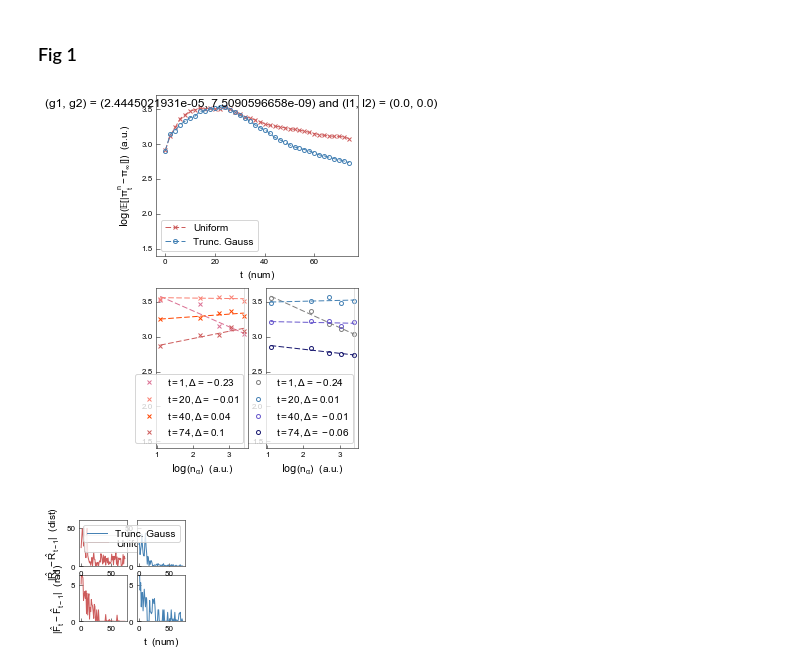
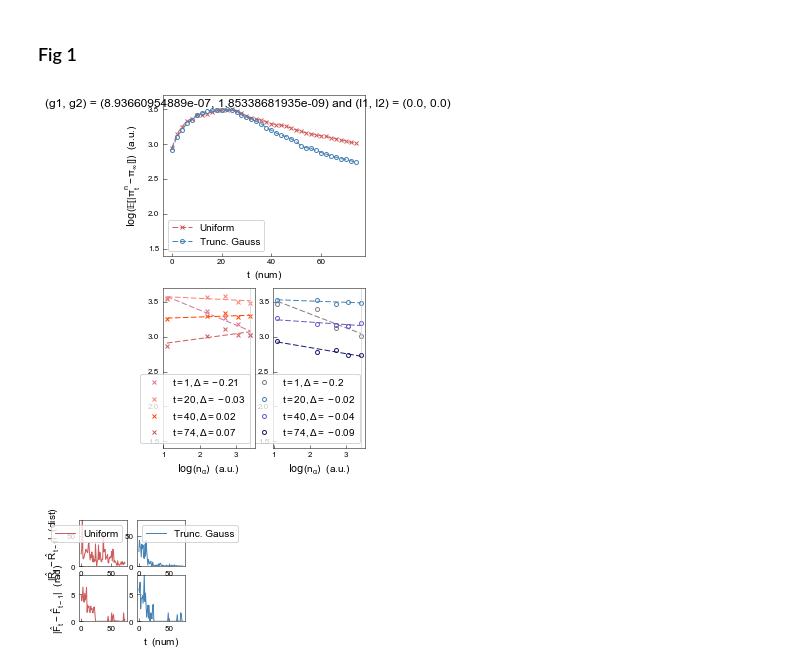
Before and after one commit to qcl-sydney/nmqa, a Jupyter notebook: intrarun/QSLAM_Convergence_Analysis_v5_zero_lambda.ipynb, the cells around one changed output. Saved outputs shown, nothing was run; the diff lists cells and outputs as text; code cells hidden in the pictures.

```diff
--- a/intrarun/QSLAM_Convergence_Analysis_v5_zero_lambda.ipynb
+++ b/intrarun/QSLAM_Convergence_Analysis_v5_zero_lambda.ipynb
@@ -25,7 +25,7 @@ keys =  ['marginalised_weights', 'predictive_weights', 'alpha_labels', 'beta_lab
 #################################
 # ZERO LAMBDA (NOT OPTIMAL) CASE
 ##################################
-idx_1 = 0
+idx_1 = 16
 idx_2 = 0
 idx_prefix=1
 prefix = '_idx_prefix_'+str(idx_prefix)+'_'
@@ -161,7 +161,7 @@ ax_err.legend(loc=0)
 plt.savefig('fig_zerolambda_error_'+str(idx_prefix)+'.svg', format='svg', dpi=800)
 plt.show()
 # %% [output]
-[figure, old version]
+[figure, new version]
 # %%
 test_data_0 = np.load(path+datatype[0]+prefix+'rand_'+str(idx_1)+'_'+str(idx_2)+'_'+str(idx_pconfig_T)+'.npz')
 test_data_1 = np.load(path+datatype[1]+prefix+'rand_'+str(idx_1)+'_'+str(idx_2)+'_'+str(idx_pconfig_T)+'.npz')
@@ -170,35 +170,35 @@ rate_of_change_of_map_0 = test_data_0['rate_of_change_of_map'][np.random.randint
 rate_of_change_of_len_0 = test_data_0['rate_of_change_of_len'][np.random.randint(low=0, high=50)]
 rate_of_change_of_map_1 = test_data_1['rate_of_change_of_map'][np.random.randint(low=0, high=50)]
 rate_of_change_of_len_1 = test_data_1['rate_of_change_of_len'][np.random.randint(low=0, high=50)]
 
 fig = plt.figure(figsize=(cm2inch(4.5),cm2inch(4)))
 gslayout = gs(2,2, top = 0.99, bottom =0.1, left = 0.15, right = 0.98, wspace = 0.2, hspace = 0.2)
 
 ax3 = fig.add_subplot(gslayout[1, 0])
 ax3.set_ylabel(r"$ | \hat{F}_t - \hat{F}_{t-1}|$  (rad)")
 ax3.plot(np.sum(rate_of_change_of_map_0, axis=1)[1:], c='indianred',lw=1)
-ax3.set_ylim([0., np.pi*2])
+ax3.set_ylim([0., 8.5])
 
 
 ax1 = fig.add_subplot(gslayout[0, 0])
 ax1.set_ylabel(r"$ | \hat{R}_t - \hat{R}_{t-1}|$  (dist)")
 ax1.plot(np.sum(rate_of_change_of_len_0, axis=1)[1:], c='indianred', lw=1, label='Uniform')
-ax1.set_ylim([0.00, 60])
+ax1.set_ylim([0.00, 75])
 ax1.legend(loc=0)
 #plt.yscale('log')
 
 
 ax4 = fig.add_subplot(gslayout[1,1])
 ax4.plot(np.sum(rate_of_change_of_map_1, axis=1)[1:], c='steelblue', lw=1)
-ax4.set_ylim([0., np.pi*2])
+ax4.set_ylim([0., 8.5])
 ax4.set_xlabel(r'$t$  (num)')
 
 ax2 = fig.add_subplot(gslayout[0,1])
 ax2.plot(np.sum(rate_of_change_of_len_1, axis=1)[1:], c='steelblue', lw=1, label='Trunc. Gauss')
-ax2.set_ylim([0.0, 60])
+ax2.set_ylim([0.0, 75])
 ax2.legend(loc=0)
 
 plt.savefig('fig_zerolambda_error_state_change_'+str(idx_prefix)+'.svg', format='svg', dpi=800)
 plt.show()
 # %% [output]
-[figure, old version]
+[figure, new version]
```
Also changed, not shown: 9 other files.
